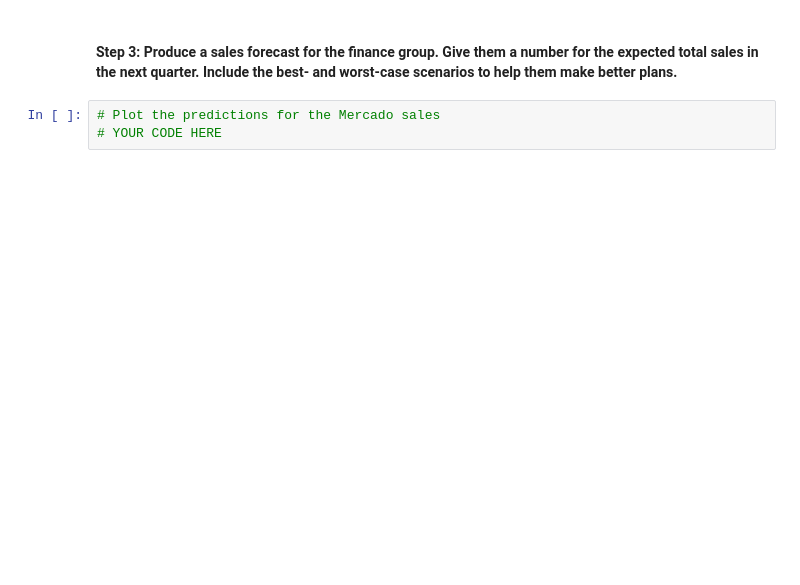
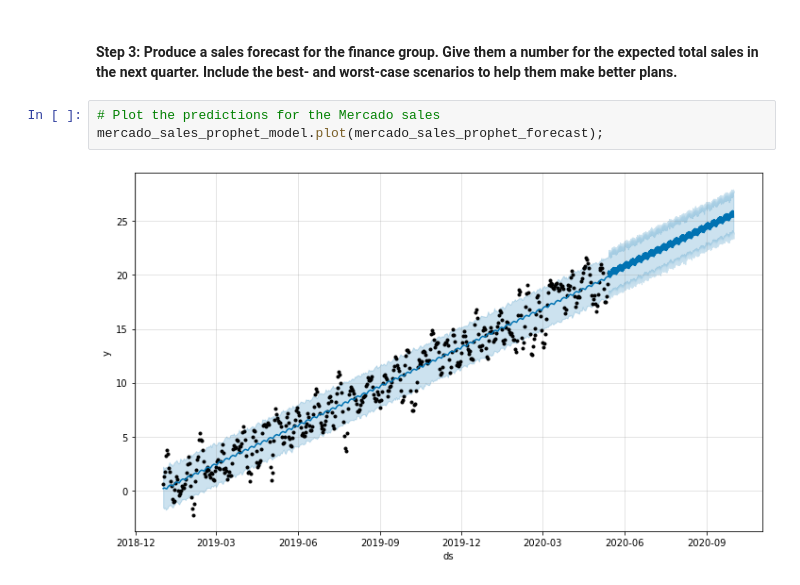
Before and after one commit to jasonjgarcia24/net-profit-forcasting, a Jupyter notebook: forecasting_net_prophet.ipynb, the cells around one changed output. Drawn from its saved outputs; the diff is of its cells as text; blank space fills up the shorter version.

```diff
--- a/forecasting_net_prophet.ipynb
+++ b/forecasting_net_prophet.ipynb
@@ -682,6 +789,8 @@ mercado_sales_prophet_forecast = # YOUR CODE HERE
 #### Step 3: Produce a sales forecast for the finance group. Give them a number for the expected total sales in the next quarter. Include the best- and worst-case scenarios to help them make better plans.
 # %%
 # Plot the predictions for the Mercado sales
-# YOUR CODE HERE
+mercado_sales_prophet_model.plot(mercado_sales_prophet_forecast);
+# %% [output]
+[figure, added]
 # %%
 # For the mercado_sales_prophet_forecast DataFrame, set the ds column as the DataFrame Index
```
Also changed, not shown: parts of 28 cells of this notebook.
